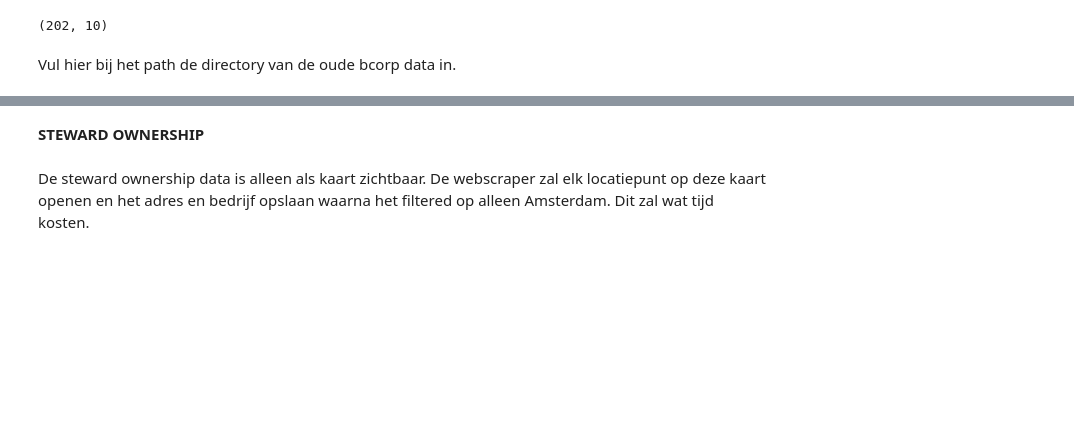
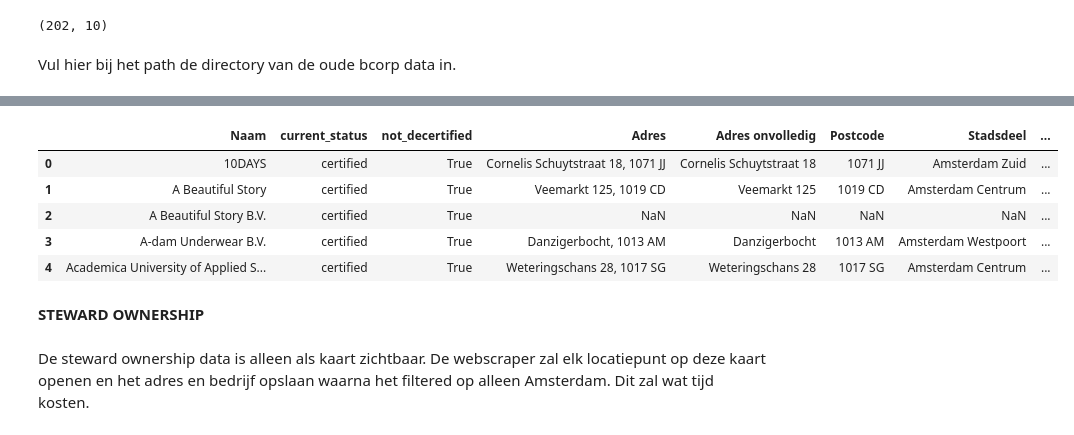
Before and after one commit to Rmjvanengelen/Impact-data-scraper, a Jupyter notebook: Scraper_impact.ipynb, the cells around one changed output, grey strips where cells are left out. Saved outputs shown, nothing was run; the diff lists cells and outputs as text; code cells hidden in the pictures; blank space fills up the shorter version.

```diff
--- a/Scraper_impact.ipynb
+++ b/Scraper_impact.ipynb
@@ -239,6 +246,15 @@ Empty/None address rows: 68
 # %%
 # drop all "current_status" == "de-certified" and keep only "certified"
 bcorp = bcorp[bcorp["current_status"] == "certified"]
+# %%
+bcorp.head()
+# %% [output]
+|  | Naam | current_status | not_decertified | Adres | Adres onvolledig | Postcode | Stadsdeel | ... |
+| 0 | 10DAYS | certified | True | Cornelis Schuytstraat 18, 1071 JJ | Cornelis Schuytstraat 18 | 1071 JJ | Amsterdam Zuid | ... |
+| 1 | A Beautiful Story | certified | True | Veemarkt 125, 1019 CD | Veemarkt 125 | 1019 CD | Amsterdam Centrum | ... |
+| 2 | A Beautiful Story B.V. | certified | True | NaN | NaN | NaN | NaN | ... |
+| 3 | A-dam Underwear B.V. | certified | True | Danzigerbocht, 1013 AM | Danzigerbocht | 1013 AM | Amsterdam Westpoort | ... |
+| 4 | Academica University of Applied S... | certified | True | Weteringschans 28, 1017 SG | Weteringschans 28 | 1017 SG | Amsterdam Centrum | ... |
 # %% [markdown]
 **STEWARD OWNERSHIP**
 # %% [markdown]
```
Also changed, not shown: parts of 23 cells of this notebook, 3 other files.
